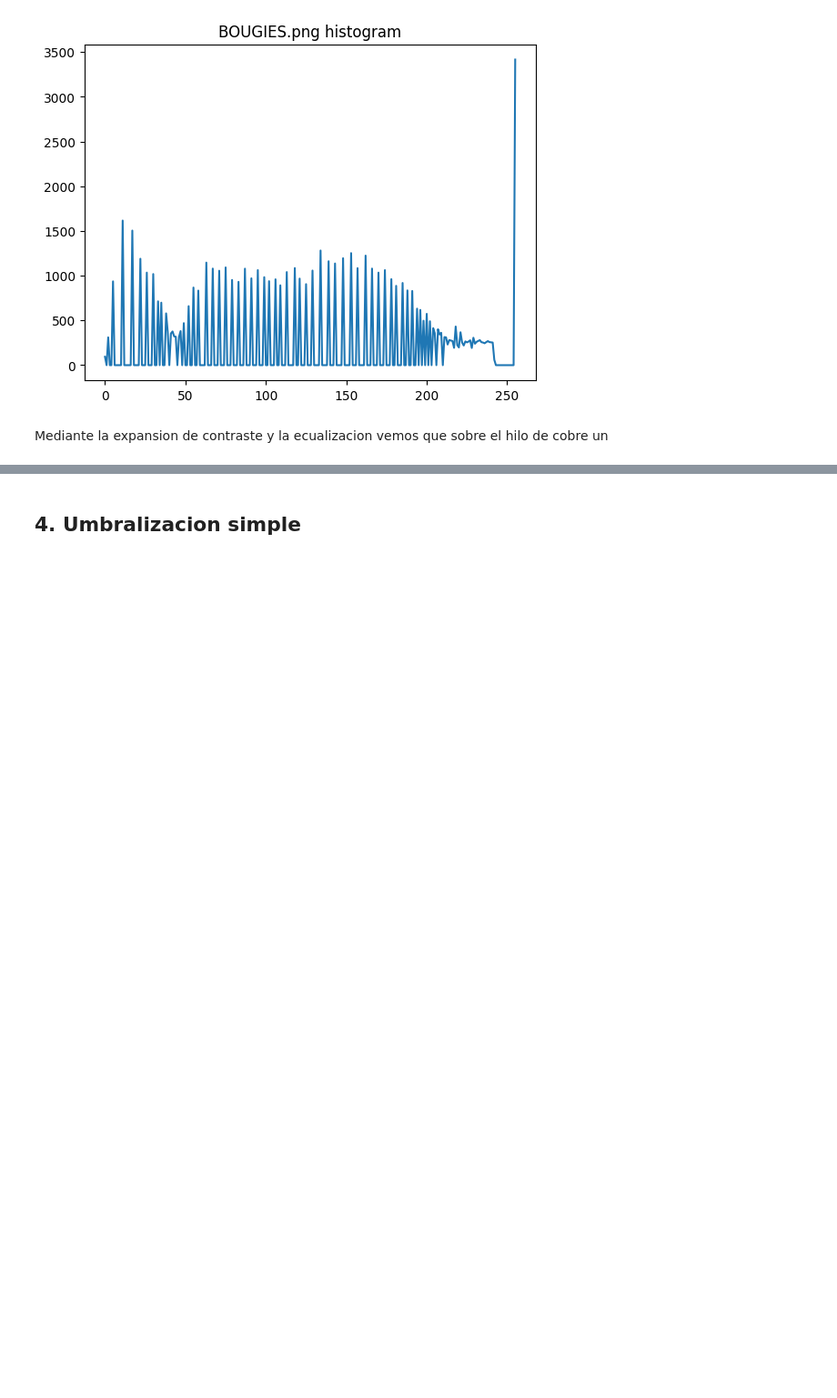
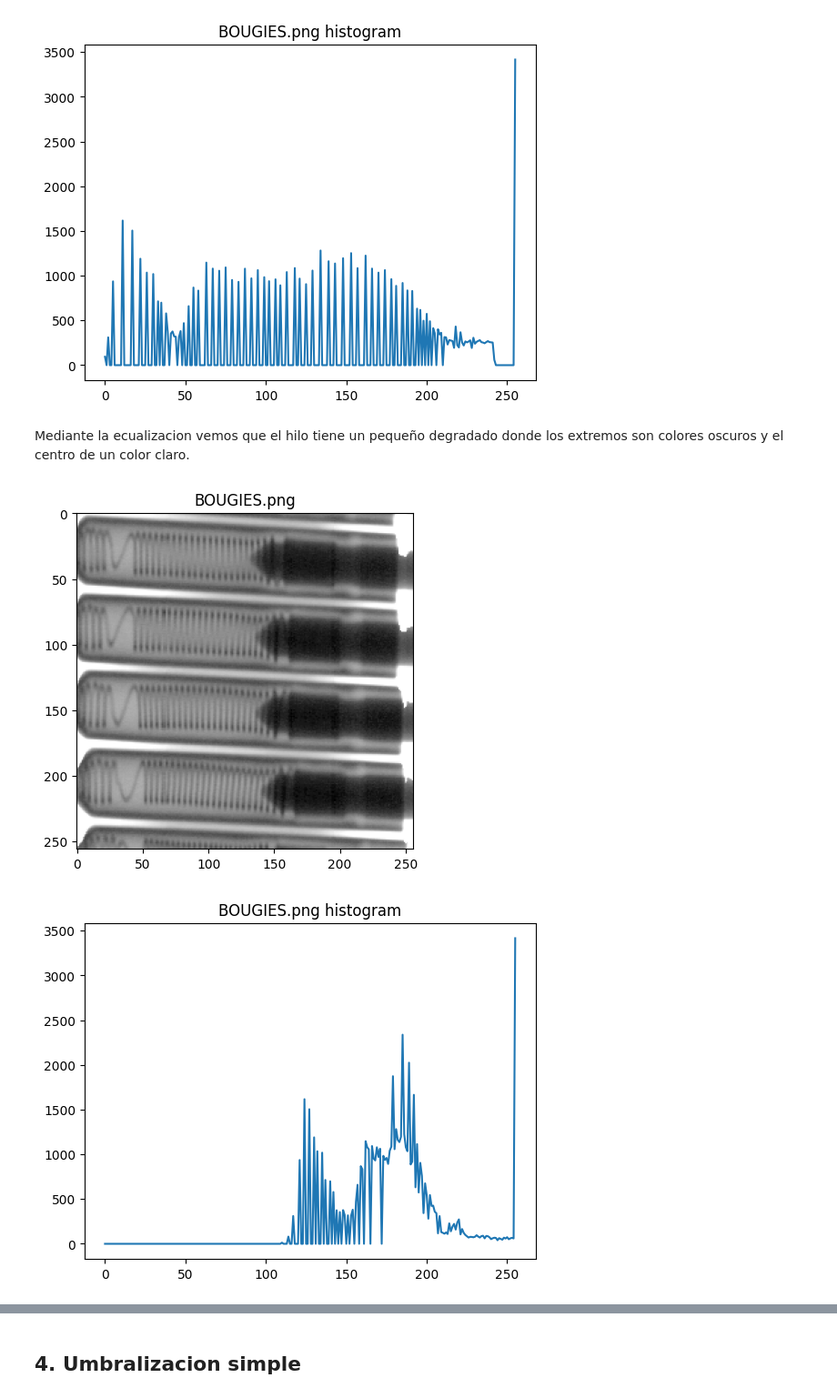
Before and after one commit to MISIS4825-IMAGENES-Y-VISION/Taller2, a Jupyter notebook: Taller2.ipynb, the cells around one changed output, grey strips where cells are left out. Shown at 91% size. Saved outputs shown, nothing was run; the diff lists cells and outputs as text; code cells hidden in the pictures; blank space fills up the shorter version.

```diff
--- a/Taller2.ipynb
+++ b/Taller2.ipynb
@@ -158,9 +158,9 @@ for path in img_3:
 for path in img_3:
     img = cv.imread(path, cv.IMREAD_GRAYSCALE)
 
-    img = exposure.rescale_intensity(
-        img, in_range=(10, 80), out_range=(0, 255)
-    ).astype(np.uint8)
+    img = exposure.rescale_intensity(img, in_range=(10, 80), out_range=(0, 255)).astype(
+        np.uint8
+    )
 
     plt.imshow(img, cmap="gray")
     plt.title(path.name)
@@ -193,4 +193,24 @@ for path in img_3:
 [figure]
 [figure]
 # %% [markdown]
-Mediante la expansion de contraste y la ecualizacion vemos que sobre el hilo de cobre un
+Mediante la ecualizacion vemos que el hilo tiene un pequeño degradado donde los extremos son colores oscuros y el centro de un color claro.
+# %%
+for path in img_3:
+    img = cv.imread(path, cv.IMREAD_GRAYSCALE)
+
+    img = img.astype(np.float32)
+    img = np.log1p(img) * 46
+
+    img = img.astype(np.uint8)
+
+    plt.imshow(img, cmap="gray")
+    plt.title(path.name)
+    plt.show()
+
+    hist = cv.calcHist([img], [0], None, [256], [0, 256])
+    plt.plot(hist)
+    plt.title(f"{path.name} histogram")
+    plt.show()
+# %% [output]
+[figure, added]
+[figure, added]
```
Also changed, not shown: parts of 3 cells of this notebook.
